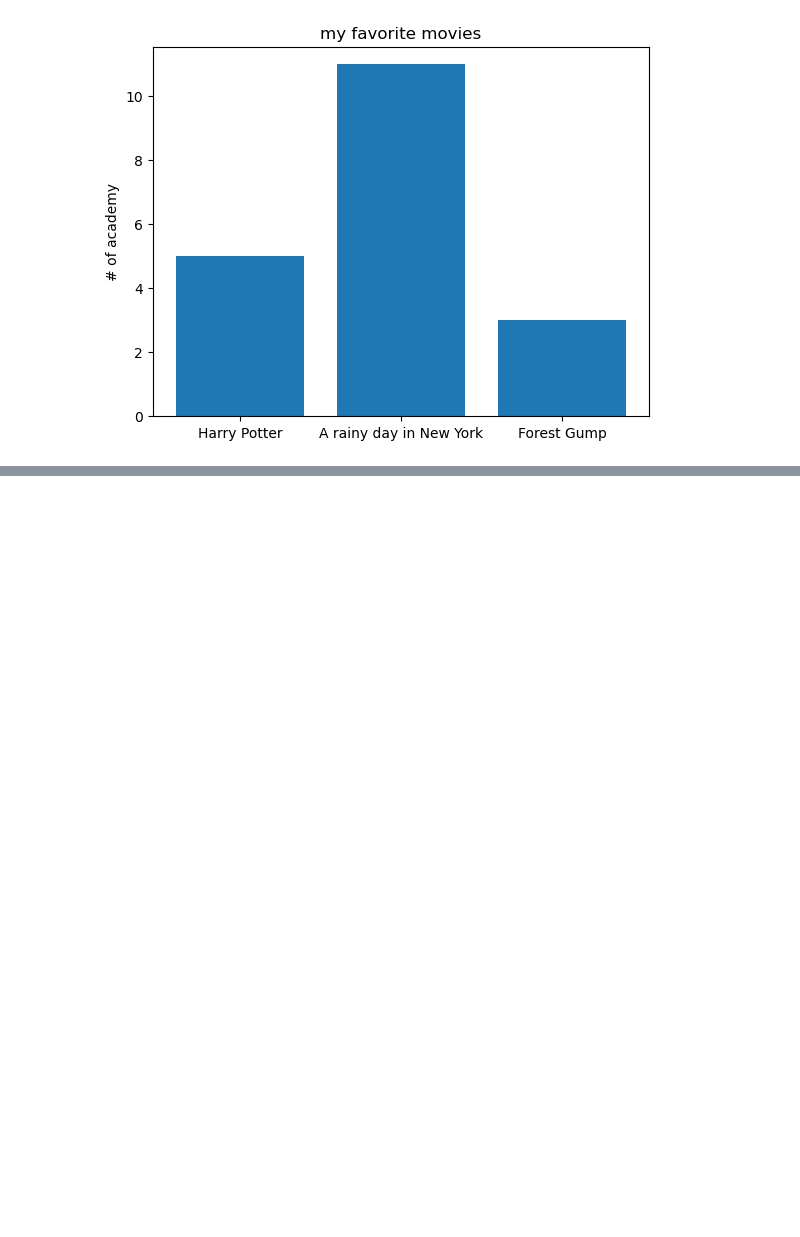
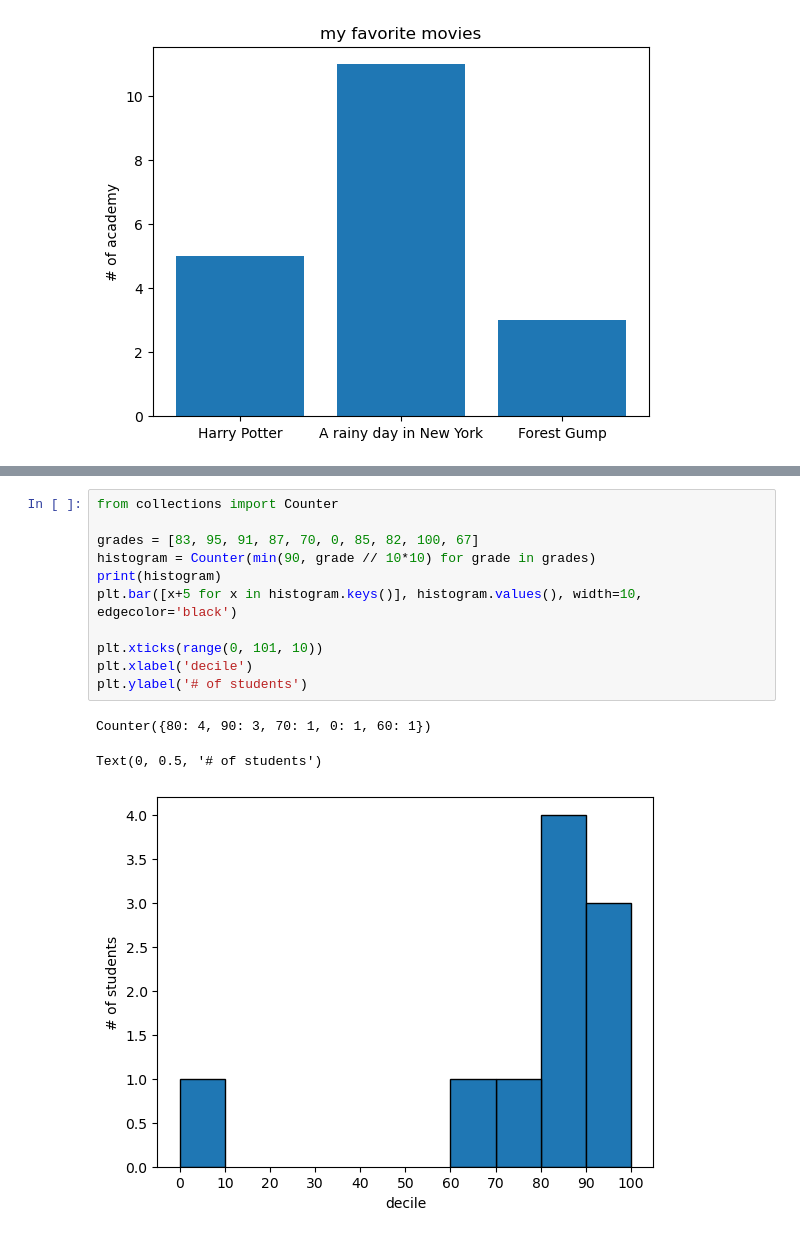
Before and after one commit to htchoi1006/algorithm-study, a Jupyter notebook: Untitled.ipynb, the cells around one changed output, grey strips where cells are left out. Drawn from its saved outputs; the diff is of its cells as text; blank space fills up the shorter version.

```diff
--- a/Untitled.ipynb
+++ b/Untitled.ipynb
@@ -2900,0 +2966,15 @@ print(ans)
+# %%
+from collections import Counter
+
+grades = [83, 95, 91, 87, 70, 0, 85, 82, 100, 67]
+histogram = Counter(min(90, grade // 10*10) for grade in grades)
+print(histogram)
+plt.bar([x+5 for x in histogram.keys()], histogram.values(), width=10, edgecolor='black')
+
+plt.xticks(range(0, 101, 10))
+plt.xlabel('decile')
+plt.ylabel('# of students')
+# %% [output]
+Counter({80: 4, 90: 3, 70: 1, 0: 1, 60: 1})
+Text(0, 0.5, '# of students')
+[figure, added]
```
Also changed, not shown: parts of 39 cells of this notebook, 1 other file.
